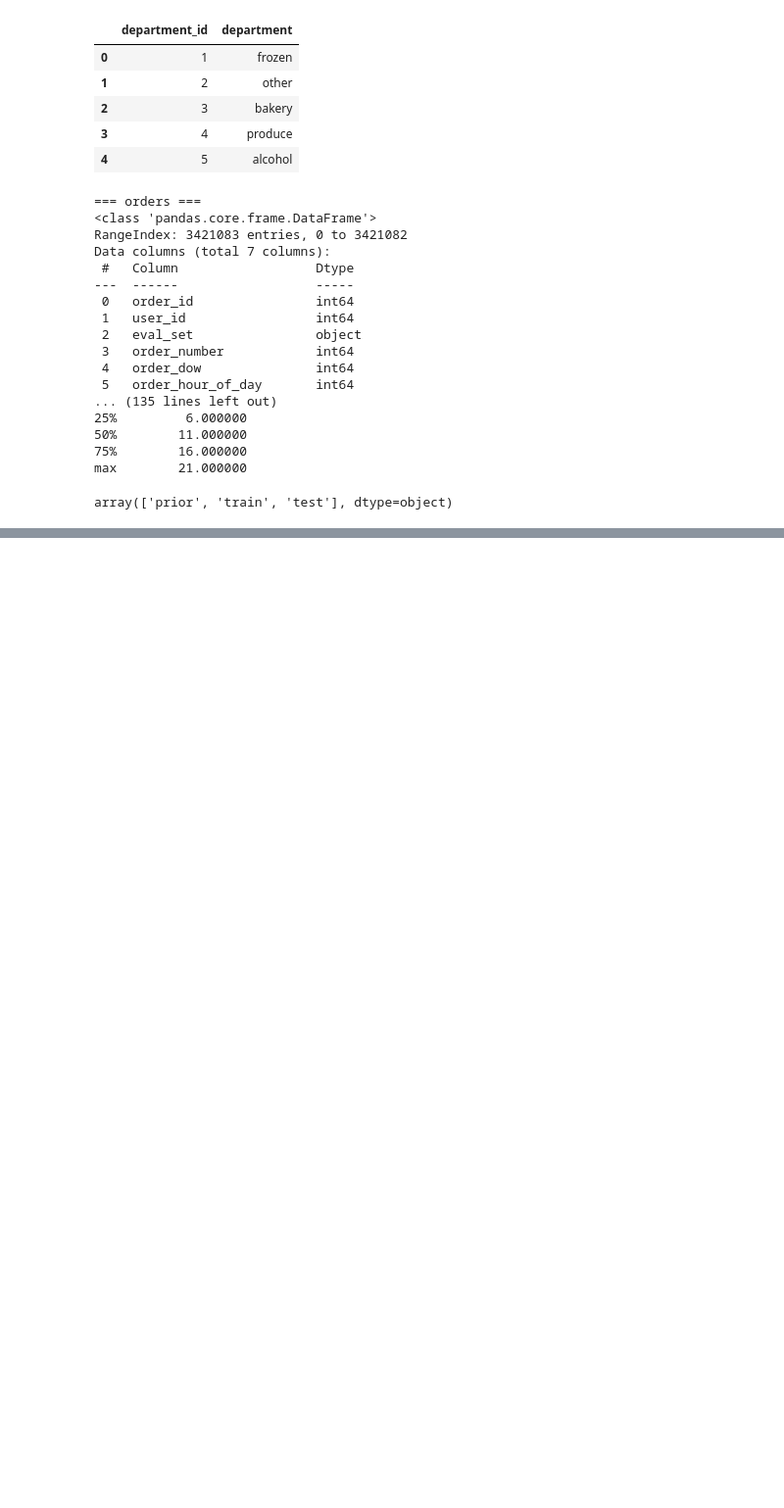
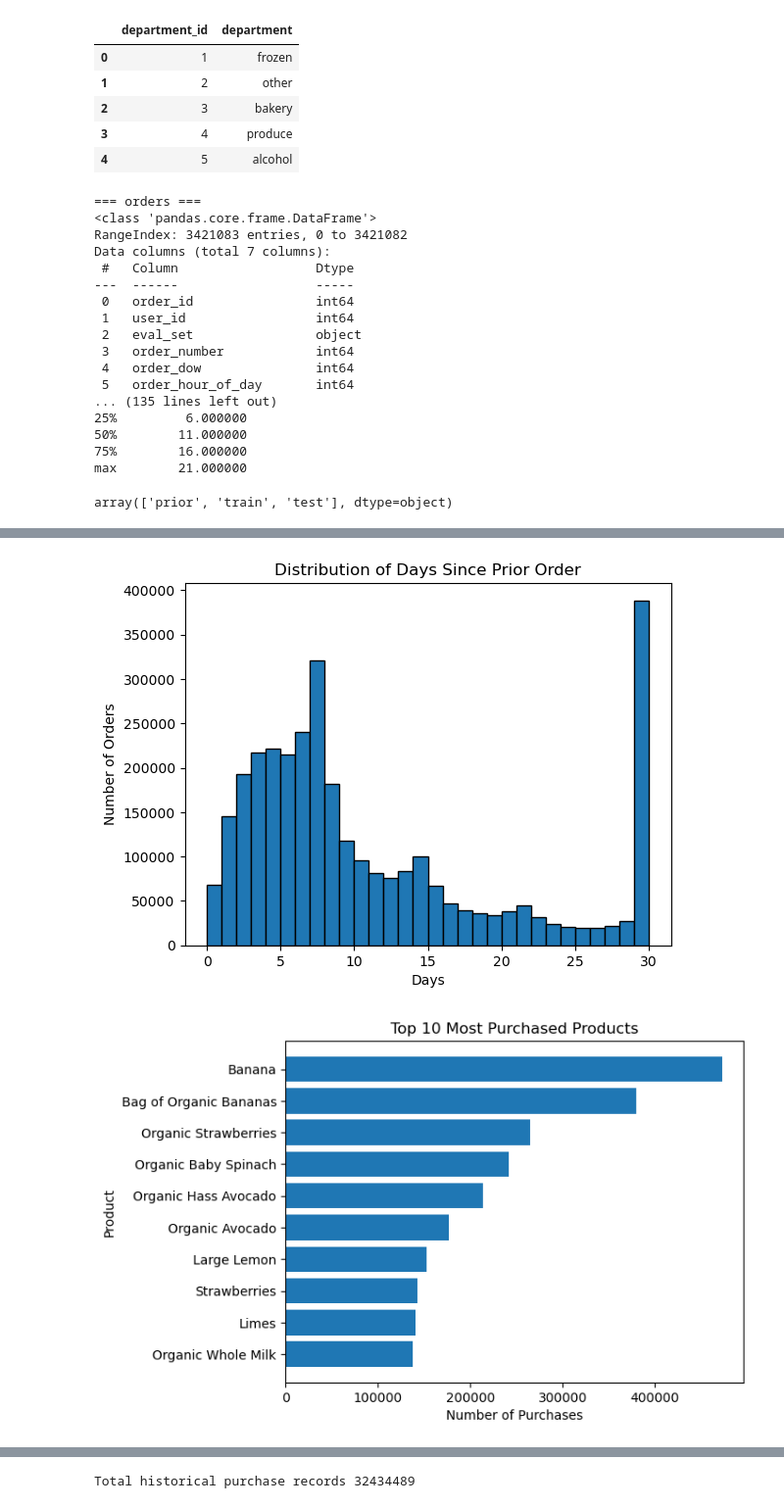
Before and after one commit to Dhyanesh18/instacart-recommender-benchmark, a Jupyter notebook: recommender-systems.ipynb, the cells around one changed output, grey strips where cells are left out. Shown: that part at 98% size. Saved outputs shown, nothing was run; the diff lists cells and outputs as text; code cells hidden in the pictures; blank space fills up the shorter version.

```diff
--- a/recommender-systems.ipynb
+++ b/recommender-systems.ipynb
@@ -108,0 +164,43 @@ array(['prior', 'train', 'test'], dtype=object)
+# %%
+import matplotlib.pyplot as plt
+
+# Days since prior order
+plt.hist(orders["days_since_prior_order"].dropna(), bins=30, edgecolor="black")
+plt.title("Distribution of Days Since Prior Order")
+plt.xlabel("Days")
+plt.ylabel("Number of Orders")
+plt.show()
+
+# Top 10 products by purchase count
+popular_products = (
+    order_products_prior["product_id"]
+    .value_counts()
+    .head(10)
+    .rename_axis("product_id")
+    .reset_index(name="purchases")
+    .merge(products, on="product_id", how="left")
+)
+
+plt.barh(popular_products["product_name"], popular_products["purchases"])
+plt.gca().invert_yaxis()  # Highest on top
+plt.title("Top 10 Most Purchased Products")
+plt.xlabel("Number of Purchases")
+plt.ylabel("Product")
+plt.show()
+
+# Order hour of day
+plt.hist(orders["order_hour_of_day"], bins=24, edgecolor="black")
+plt.title("Orders by Hour of Day")
+plt.xlabel("Hour of Day")
+plt.ylabel("Number of Orders")
+plt.show()
+
+# Order day of week
+plt.hist(orders["order_dow"], bins=7, edgecolor="black")
+plt.title("Orders by Day of Week (0=Sunday)")
+plt.xlabel("Day of Week")
+plt.ylabel("Number of Orders")
+plt.show()
+# %% [output]
+[figure, added]
+[figure, added]
@@ -127,3 +227,7 @@ merged_df
 # %%
 # Merge the result dataframe with products on 'product_id' -> link orders with product details
 merged_df = pd.merge(merged_df, products, on='product_id')
+# %%
+print(f"Total historical purchase records {len(merged_df)}")
+# %% [output]
+Total historical purchase records 32434489
```
Also changed, not shown: parts of 32 cells of this notebook.
